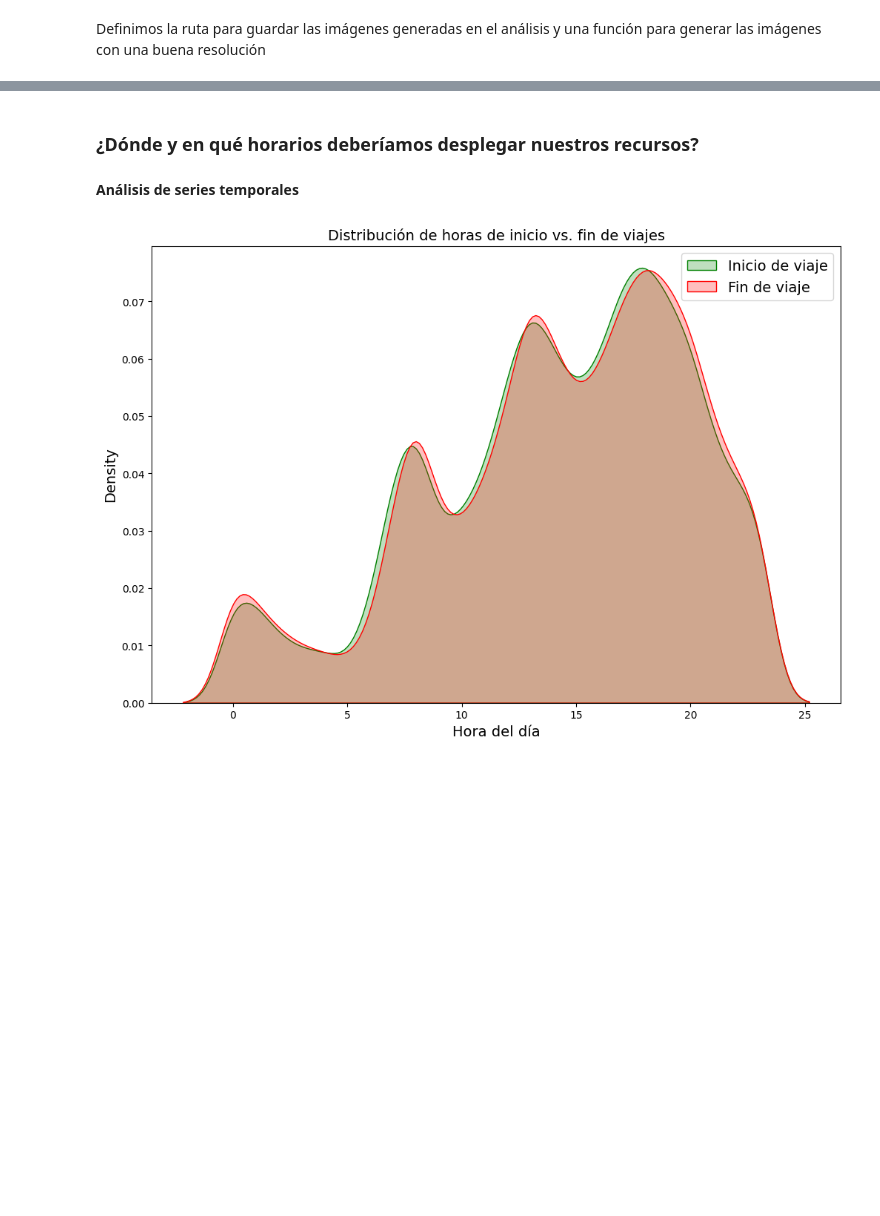
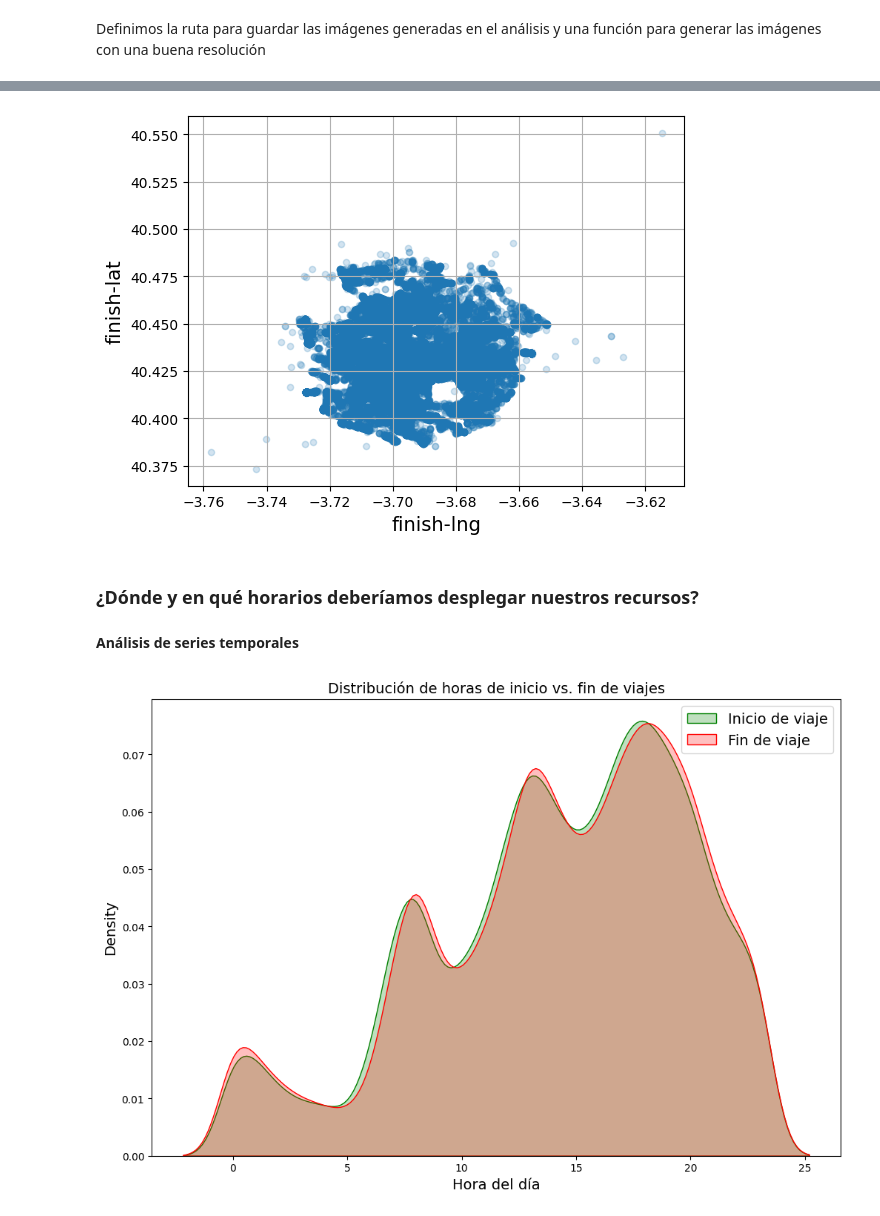
Before and after one commit to jesuusmontalvo/MIA_2024II_Machine_Learning, a Jupyter notebook: Learning/reto_banco_alfin.ipynb, the cells around one changed output, grey strips where cells are left out. Saved outputs shown, nothing was run; the diff lists cells and outputs as text; code cells hidden in the pictures; blank space fills up the shorter version.

```diff
--- a/Learning/reto_banco_alfin.ipynb
+++ b/Learning/reto_banco_alfin.ipynb
@@ -178,3 +198,9 @@ plt.show()
+# %%
+data.plot(kind="scatter", x="finish-lng", y="finish-lat", grid=True, alpha=0.2)
+
+plt.show()
+# %% [output]
+[figure, added]
 # %% [markdown]
 ### ¿Dónde y en qué horarios deberíamos desplegar nuestros recursos?
 # %% [markdown]
```
Also changed, not shown: parts of 25 cells of this notebook, 1 other file.
